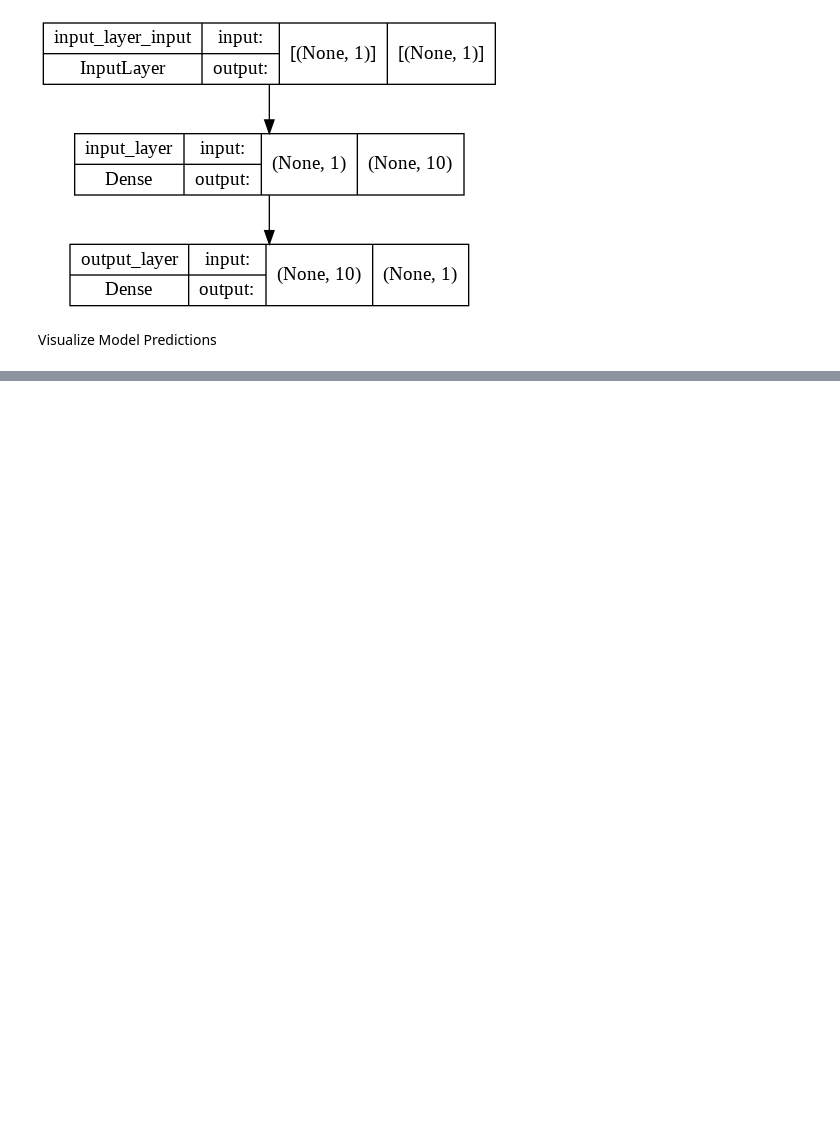
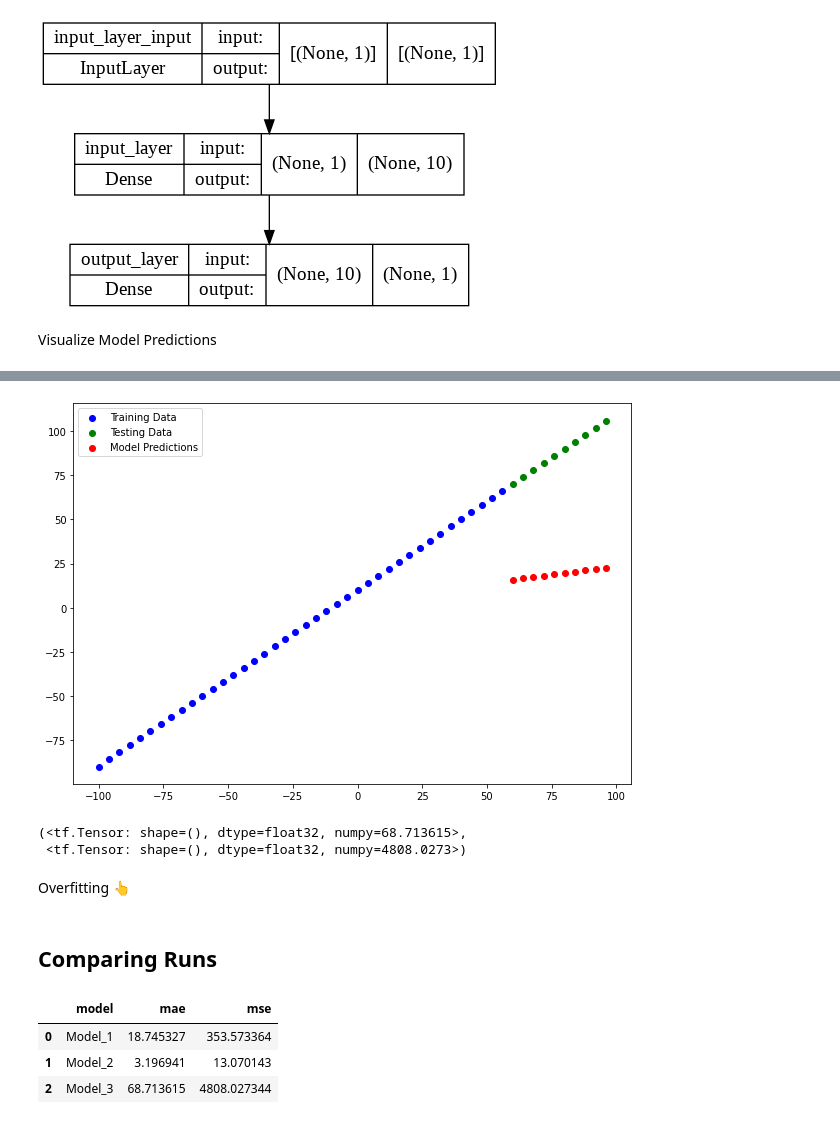
Before and after one commit to aflah02/Regression-Tensorflow, a Jupyter notebook: NNRegressionWithTFBoilerplate.ipynb, the cells around one changed output, grey strips where cells are left out. Drawn from its saved outputs; the diff is of its cells as text; code cells hidden in the pictures; blank space fills up the shorter version.

```diff
--- a/NNRegressionWithTFBoilerplate.ipynb
+++ b/NNRegressionWithTFBoilerplate.ipynb
@@ -384,0 +651,4 @@ Visualize Model Predictions
+# %%
+plot_preds(predictions = Model_3.predict(X_test))
+# %% [output]
+[figure, added]
@@ -384,0 +659,9 @@ Visualize Model Predictions
+# %%
+mae3, mse3
+# %% [output]
+(<tf.Tensor: shape=(), dtype=float32, numpy=68.713615>,
+ <tf.Tensor: shape=(), dtype=float32, numpy=4808.0273>)
+# %% [markdown]
+Overfitting 👆
+# %% [markdown]
+## Comparing Runs
@@ -384,0 +674,7 @@ Visualize Model Predictions
+# %%
+all_results
+# %% [output]
+|  | model | mae | mse |
+| 0 | Model_1 | 18.745327 | 353.573364 |
+| 1 | Model_2 | 3.196941 | 13.070143 |
+| 2 | Model_3 | 68.713615 | 4808.027344 |
```
Also changed, not shown: parts of 50 cells of this notebook.
